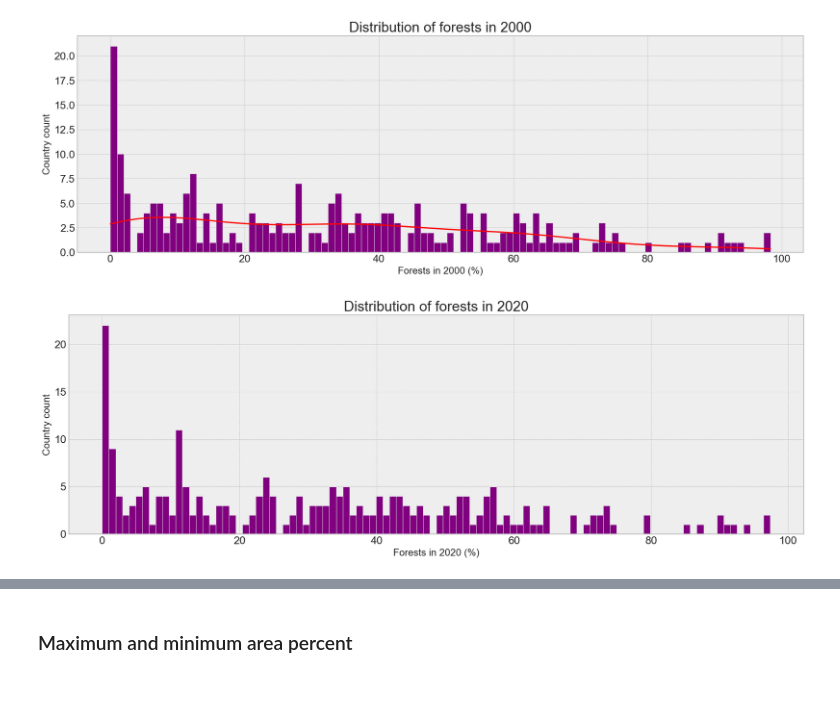
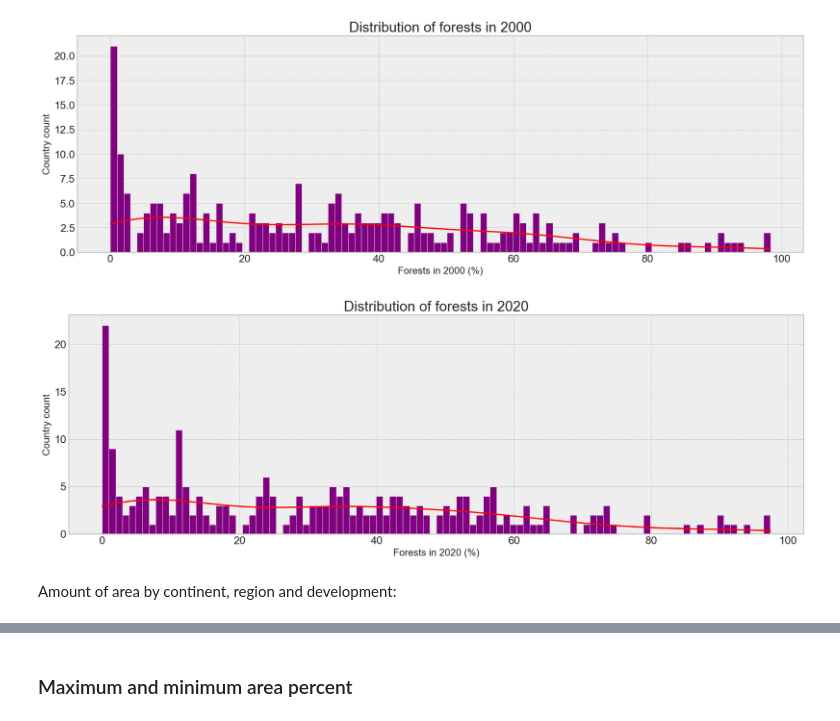
Before and after one commit to anacbneumann/Deforestation_analysis, a Jupyter notebook: deforestation_eda.ipynb, the cells around one changed output, grey strips where cells are left out. Drawn from its saved outputs; the diff is of its cells as text; code cells hidden in the pictures; blank space fills up the shorter version.

```diff
--- a/deforestation_eda.ipynb
+++ b/deforestation_eda.ipynb
@@ -431,11 +526,13 @@ plt.show()
 # %%
 # Distribution of forests in 2020
 plt.figure(figsize=(20, 6))
-sns.histplot(data=dataframe, x="f_2020", bins = 100,color = "red", facecolor = "purple")
+sns.histplot(data=dataframe, x="f_2020", kde = "True", bins = 100,color = "red", facecolor = "purple")
 
 plt.xlabel("Forests in 2020 (%)")
 plt.ylabel("Country count")
 plt.title("Distribution of forests in 2020")
 plt.show()
 # %% [output]
-[figure, old version]
+[figure, new version]
+# %% [markdown]
+Amount of area by continent, region and development:
```
Also changed, not shown: parts of 33 cells of this notebook.
